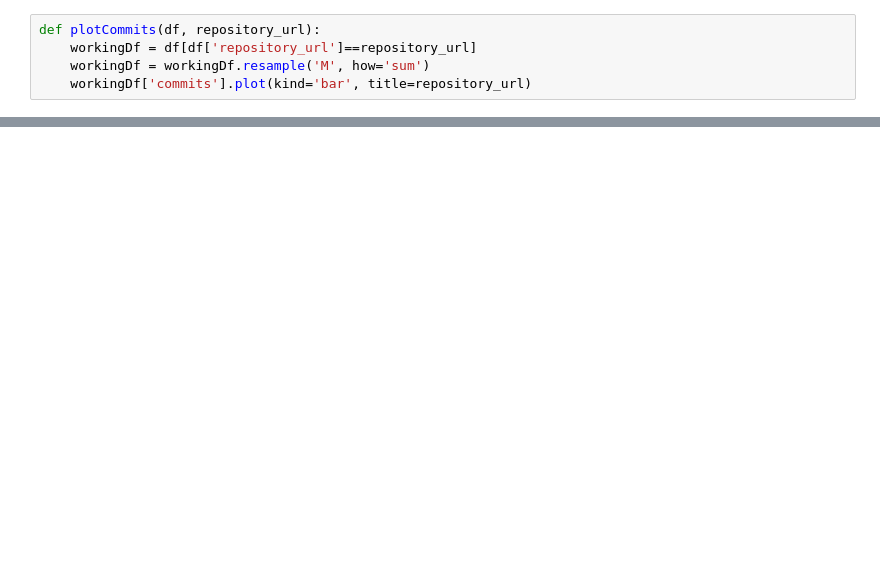
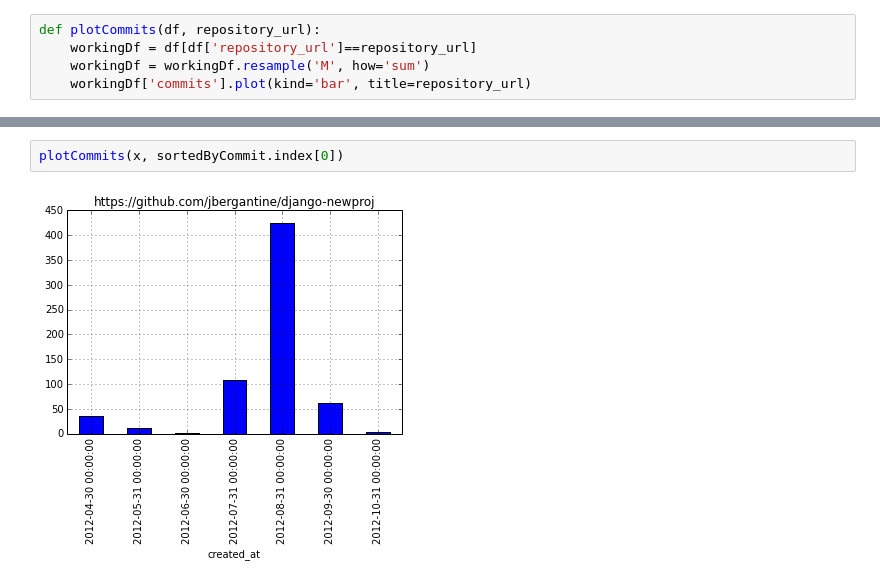
Before and after one commit to gauthamnair/repopulse, a Jupyter notebook: mockupFeasibility.ipynb, the cells around one changed output, grey strips where cells are left out. Drawn from its saved outputs; the diff is of its cells as text; blank space fills up the shorter version.

```diff
--- a/mockupFeasibility.ipynb
+++ b/mockupFeasibility.ipynb
@@ -117,0 +153,4 @@ def plotCommits(df, repository_url):
+# %%
+plotCommits(x, sortedByCommit.index[0])
+# %% [output]
+[figure, added]
```
Also changed, not shown: parts of 54 cells of this notebook.
